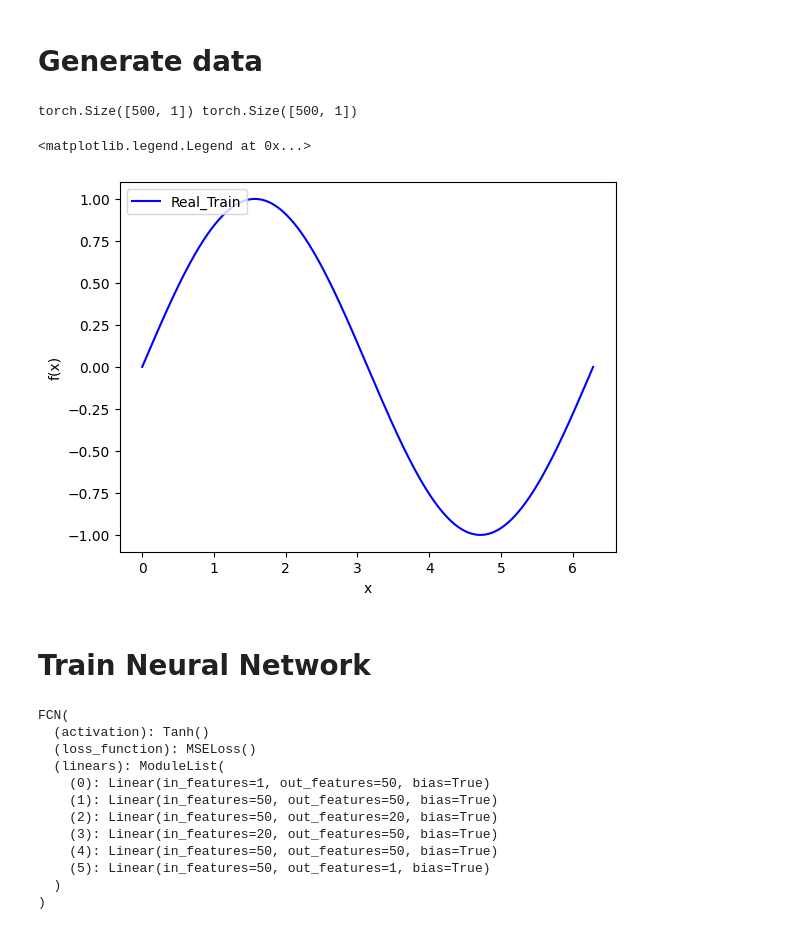
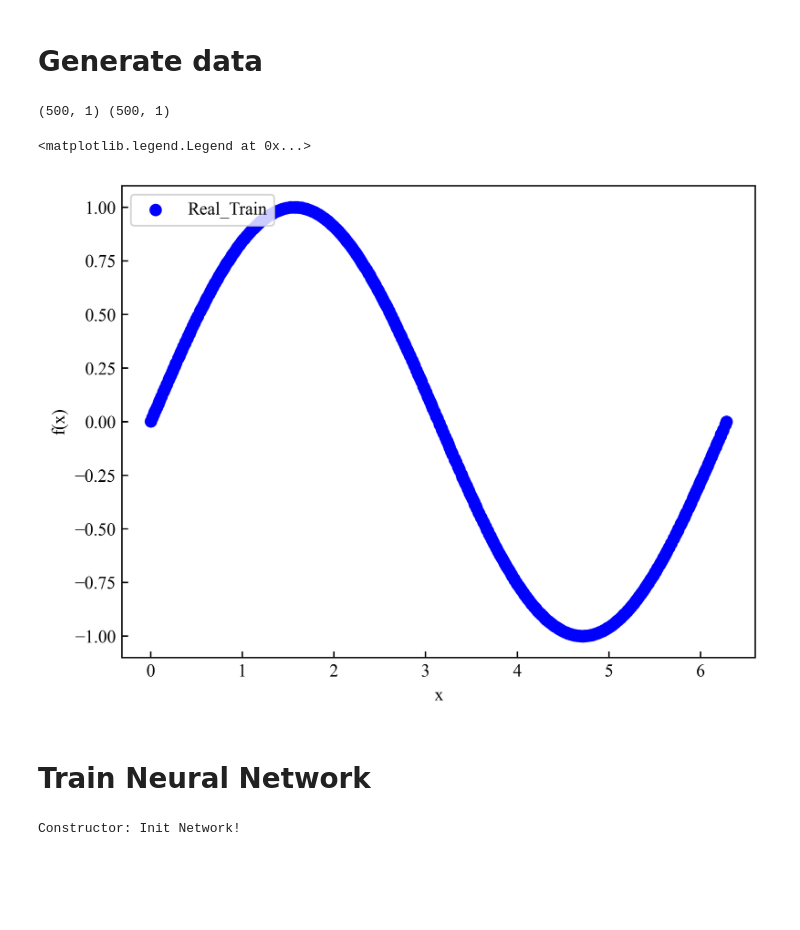
Before and after one commit to TonyXiong0/PDNN_Tutorials, a Jupyter notebook: 1_Approximate_a_function.ipynb, the cells around one changed output. Drawn from its saved outputs; the diff is of its cells as text; code cells hidden in the pictures; blank space fills up the shorter version.

```diff
--- a/1_Approximate_a_function.ipynb
+++ b/1_Approximate_a_function.ipynb
@@ -42,5 +9,6 @@ cpu
 # %%
 steps=20000
 lr=1e-3
+N = 500
 # %% [markdown]
 # Functions
@@ -113,20 +15,23 @@ class FCN(nn.Module):
+# %%
+def f(x):
+    y=np.sin(x)
+    return y
 # %% [markdown]
 # Generate data
 # %%
 # get the analytical solution over the full domain
-x = torch.linspace(0,2*np.pi,500).view(-1,1) #prepare to NN
+x = 2*np.pi*lhs(1, N)
 y = f(x)
 print(x.shape, y.shape)
 # %% [output]
-torch.Size([500, 1]) torch.Size([500, 1])
+(500, 1) (500, 1)
 # %%
 fig, ax1 = plt.subplots()
-ax1.plot(x.detach().numpy(),y.detach().numpy(),color='blue',label='Real_Train')
-#ax1.plot(x_train.detach().numpy(),yh.detach().numpy(),color='red',label='Pred_Train')
+ax1.scatter(x,y,color='blue',label='Real_Train')
 ax1.set_xlabel('x',color='black')
 ax1.set_ylabel('f(x)',color='black')
 ax1.tick_params(axis='y', color='black')
 ax1.legend(loc = 'upper left')
 # %% [output]
 <matplotlib.legend.Legend at 0x...>
-[figure, old version]
+[figure, new version]
@@ -142,27 +41,15 @@ y_test=y[test_idx]
 # %% [markdown]
 # Train Neural Network
 # %%
-torch.manual_seed(123)
-x_train=x_train.float().to(device)
-y_train=y_train.float().to(device)
-layers = np.array([1,50,50,20,50,50,1]) #5 hidden layers
-model = FCN(layers)
-print(model)
-model.to(device)
-params = list(model.parameters())
+x_train=x_train.float().to(dev)
+y_train=y_train.float().to(dev)
+
+# Set Neural Network
+layers = [1,30,30,30,1]
+model = MultiLayerNet(layers, init=True)
+model.to(dev)
 optimizer = torch.optim.Adam(model.parameters(),lr=lr,amsgrad=False)
 start_time = time.time()
 # %% [output]
-FCN(
-  (activation): Tanh()
-  (loss_function): MSELoss()
-  (linears): ModuleList(
-    (0): Linear(in_features=1, out_features=50, bias=True)
-    (1): Linear(in_features=50, out_features=50, bias=True)
-    (2): Linear(in_features=50, out_features=20, bias=True)
-    (3): Linear(in_features=20, out_features=50, bias=True)
-    (4): Linear(in_features=50, out_features=50, bias=True)
-    (5): Linear(in_features=50, out_features=1, bias=True)
-  )
-)
+Constructor: Init Network!
 # %%
```
Also changed, not shown: parts of 16 cells of this notebook, 2 other files.
